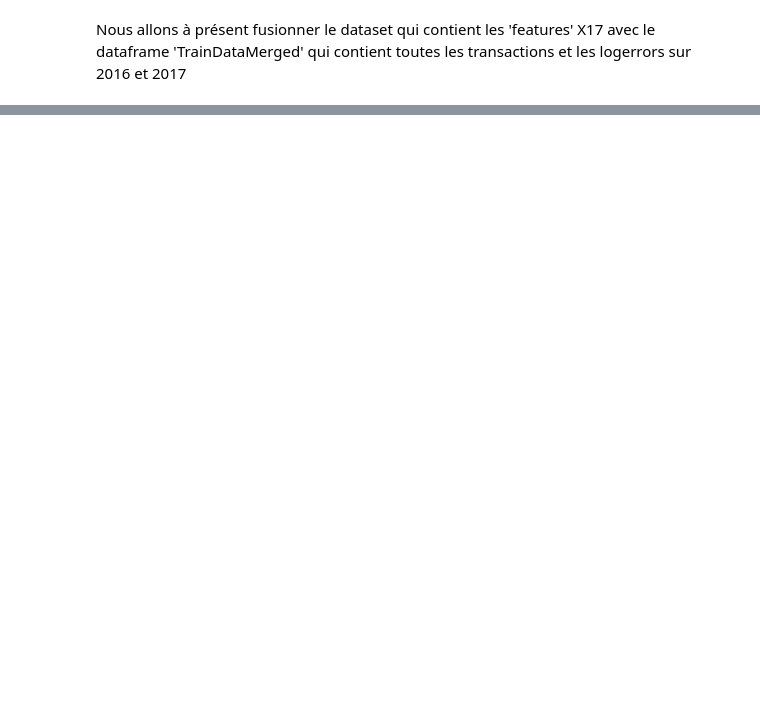
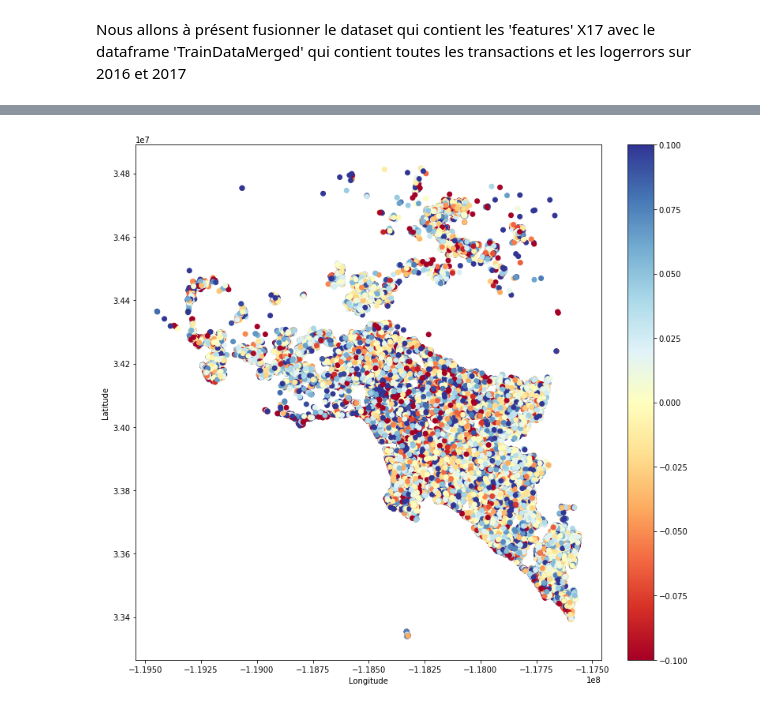
Before and after one commit to degharbi/Zillow-prize-Kaggle, a Jupyter notebook: Zillow.ipynb, the cells around one changed output, grey strips where cells are left out. Cells and saved outputs as stored; diff of their text form; code cells hidden in the pictures; blank space fills up the shorter version.

```diff
--- a/Zillow.ipynb
+++ b/Zillow.ipynb
@@ -253,0 +245,11 @@ AttributeError: 'list' object has no attribute 'equals'
+# %%
+plt.figure(figsize=(12,12))
+plt.scatter(X16_train.longitude.values,
+            X16_train.latitude.values, c=X16_train.logerror16.values,cmap='RdYlBu')
+plt.clim([-0.1,0.1])
+plt.xlabel('Longitude')
+plt.ylabel('Latitude')
+plt.colorbar(fraction=0.07)
+plt.savefig('error-long-lat.eps',bbox_inches='tight')
+# %% [output]
+[figure, added]
```
Also changed, not shown: parts of 40 cells of this notebook, 4 other files.
